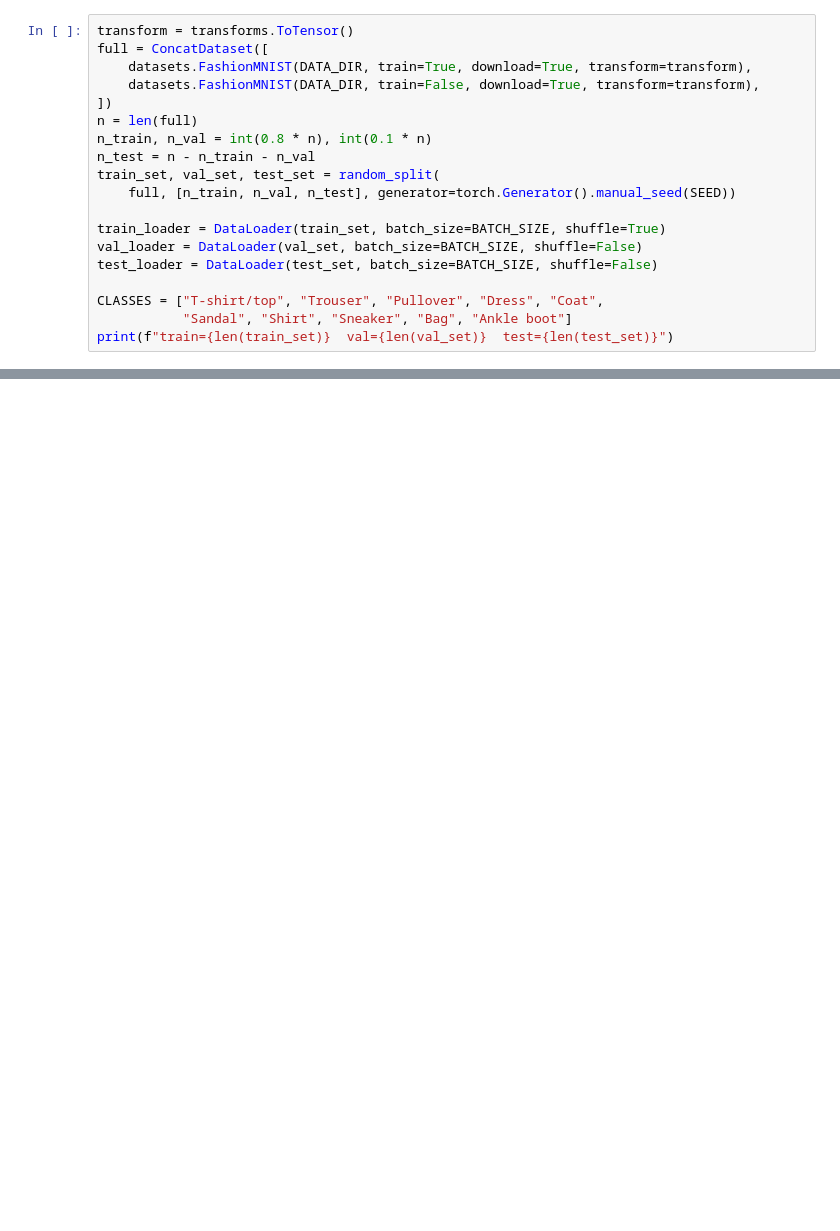
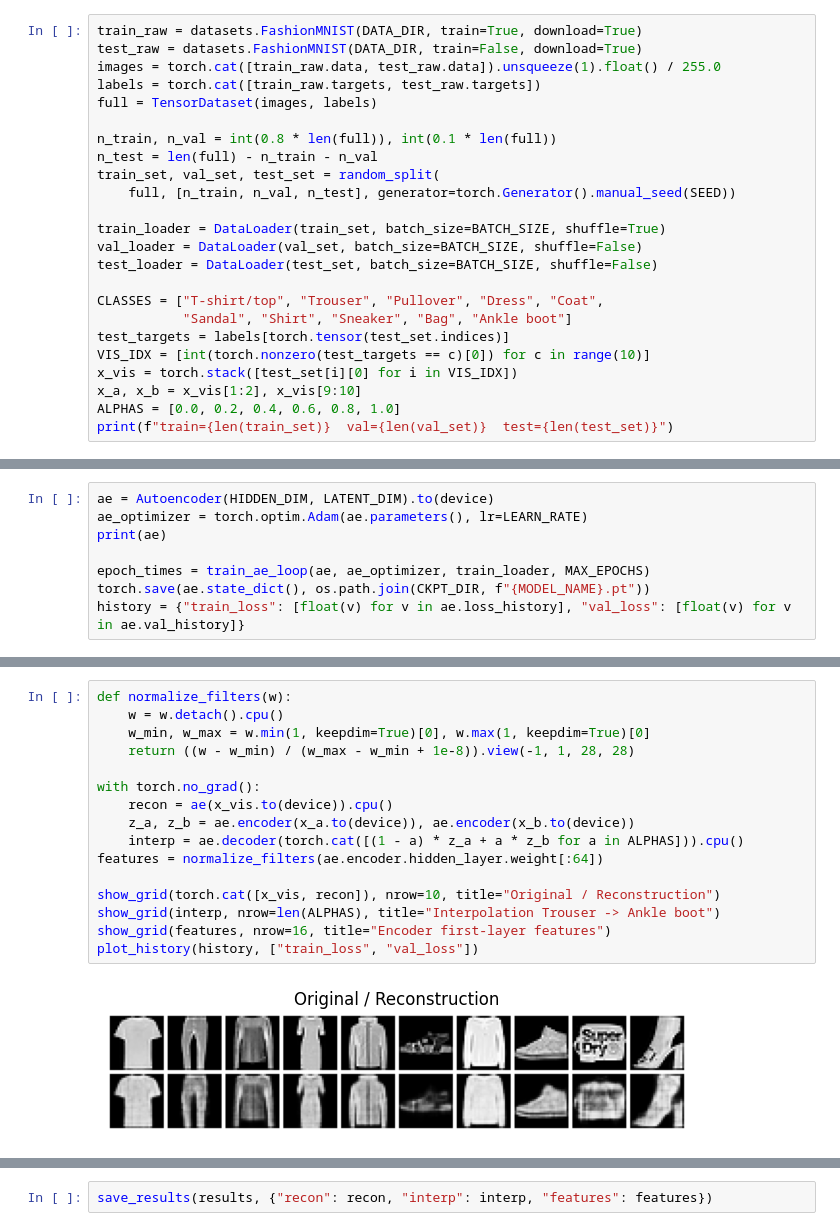
Before and after one commit to saaaileen/assignment_deeplearning, a Jupyter notebook: 01_vanilla_ae.ipynb, the cells around one changed output, grey strips where cells are left out. Drawn from its saved outputs; the diff is of its cells as text; blank space fills up the shorter version.

Commit message:
ft : training complete

```diff
--- a/01_vanilla_ae.ipynb
+++ b/01_vanilla_ae.ipynb
@@ -50,12 +42,12 @@ Images are in [0, 1]. Models that need [-1, 1] (GAN, DCGAN, DDPM) rescale with `
 # %%
-transform = transforms.ToTensor()
-full = ConcatDataset([
-    datasets.FashionMNIST(DATA_DIR, train=True, download=True, transform=transform),
-    datasets.FashionMNIST(DATA_DIR, train=False, download=True, transform=transform),
-])
-n = len(full)
-n_train, n_val = int(0.8 * n), int(0.1 * n)
-n_test = n - n_train - n_val
+train_raw = datasets.FashionMNIST(DATA_DIR, train=True, download=True)
+test_raw = datasets.FashionMNIST(DATA_DIR, train=False, download=True)
+images = torch.cat([train_raw.data, test_raw.data]).unsqueeze(1).float() / 255.0
+labels = torch.cat([train_raw.targets, test_raw.targets])
+full = TensorDataset(images, labels)
+
+n_train, n_val = int(0.8 * len(full)), int(0.1 * len(full))
+n_test = len(full) - n_train - n_val
 train_set, val_set, test_set = random_split(
     full, [n_train, n_val, n_test], generator=torch.Generator().manual_seed(SEED))
 
@@ -65,4 +57,9 @@ test_loader = DataLoader(test_set, batch_size=BATCH_SIZE, shuffle=False)
 
 CLASSES = ["T-shirt/top", "Trouser", "Pullover", "Dress", "Coat",
            "Sandal", "Shirt", "Sneaker", "Bag", "Ankle boot"]
+test_targets = labels[torch.tensor(test_set.indices)]
+VIS_IDX = [int(torch.nonzero(test_targets == c)[0]) for c in range(10)]
+x_vis = torch.stack([test_set[i][0] for i in VIS_IDX])
+x_a, x_b = x_vis[1:2], x_vis[9:10]
+ALPHAS = [0.0, 0.2, 0.4, 0.6, 0.8, 1.0]
 print(f"train={len(train_set)}  val={len(val_set)}  test={len(test_set)}")
@@ -92,0 +222,8 @@ with open(os.path.join(RESULTS_DIR, f"{MODEL_NAME}.json"), "w") as f:
+# %%
+ae = Autoencoder(HIDDEN_DIM, LATENT_DIM).to(device)
+ae_optimizer = torch.optim.Adam(ae.parameters(), lr=LEARN_RATE)
+print(ae)
+
+epoch_times = train_ae_loop(ae, ae_optimizer, train_loader, MAX_EPOCHS)
+torch.save(ae.state_dict(), os.path.join(CKPT_DIR, f"{MODEL_NAME}.pt"))
+history = {"train_loss": [float(v) for v in ae.loss_history], "val_loss": [float(v) for v in ae.val_history]}
@@ -92,0 +272,18 @@ with open(os.path.join(RESULTS_DIR, f"{MODEL_NAME}.json"), "w") as f:
+# %%
+def normalize_filters(w):
+    w = w.detach().cpu()
+    w_min, w_max = w.min(1, keepdim=True)[0], w.max(1, keepdim=True)[0]
+    return ((w - w_min) / (w_max - w_min + 1e-8)).view(-1, 1, 28, 28)
+
+with torch.no_grad():
+    recon = ae(x_vis.to(device)).cpu()
+    z_a, z_b = ae.encoder(x_a.to(device)), ae.encoder(x_b.to(device))
+    interp = ae.decoder(torch.cat([(1 - a) * z_a + a * z_b for a in ALPHAS])).cpu()
+features = normalize_filters(ae.encoder.hidden_layer.weight[:64])
+
+show_grid(torch.cat([x_vis, recon]), nrow=10, title="Original / Reconstruction")
+show_grid(interp, nrow=len(ALPHAS), title="Interpolation Trouser -> Ankle boot")
+show_grid(features, nrow=16, title="Encoder first-layer features")
+plot_history(history, ["train_loss", "val_loss"])
+# %% [output]
+[figure, added]
@@ -92,0 +293,2 @@ with open(os.path.join(RESULTS_DIR, f"{MODEL_NAME}.json"), "w") as f:
+# %%
+save_results(results, {"recon": recon, "interp": interp, "features": features})
```
Also changed, not shown: parts of 19 cells of this notebook, 21 other files.
